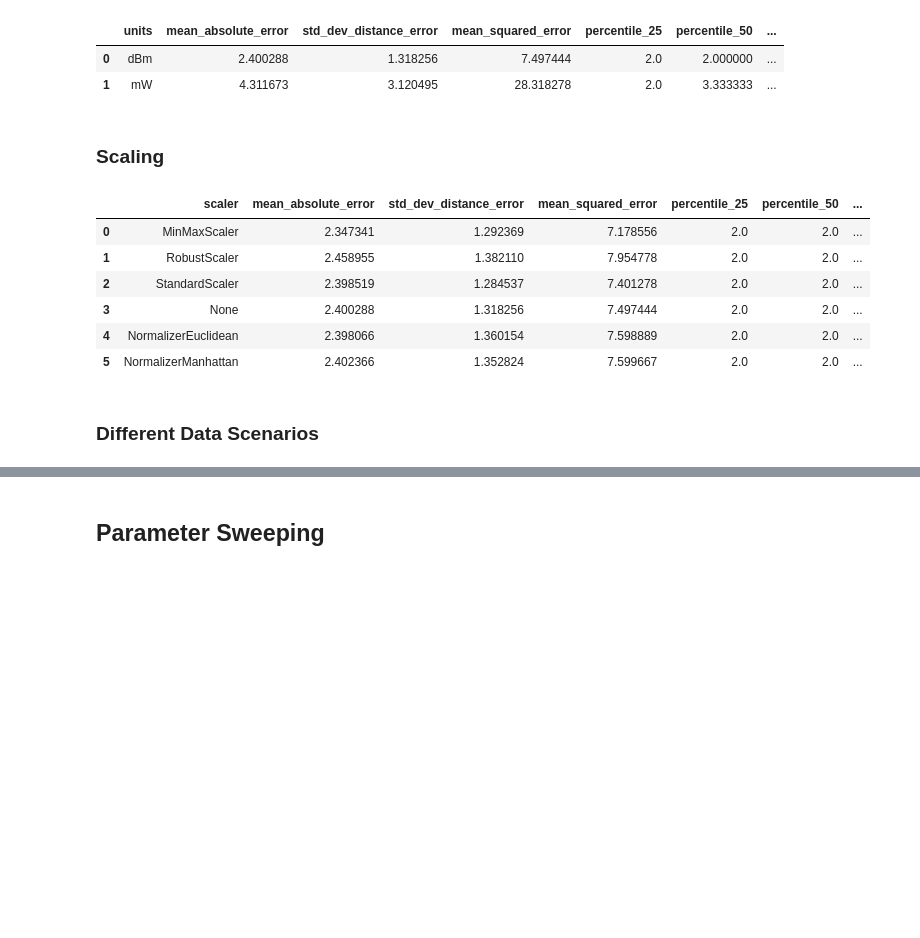
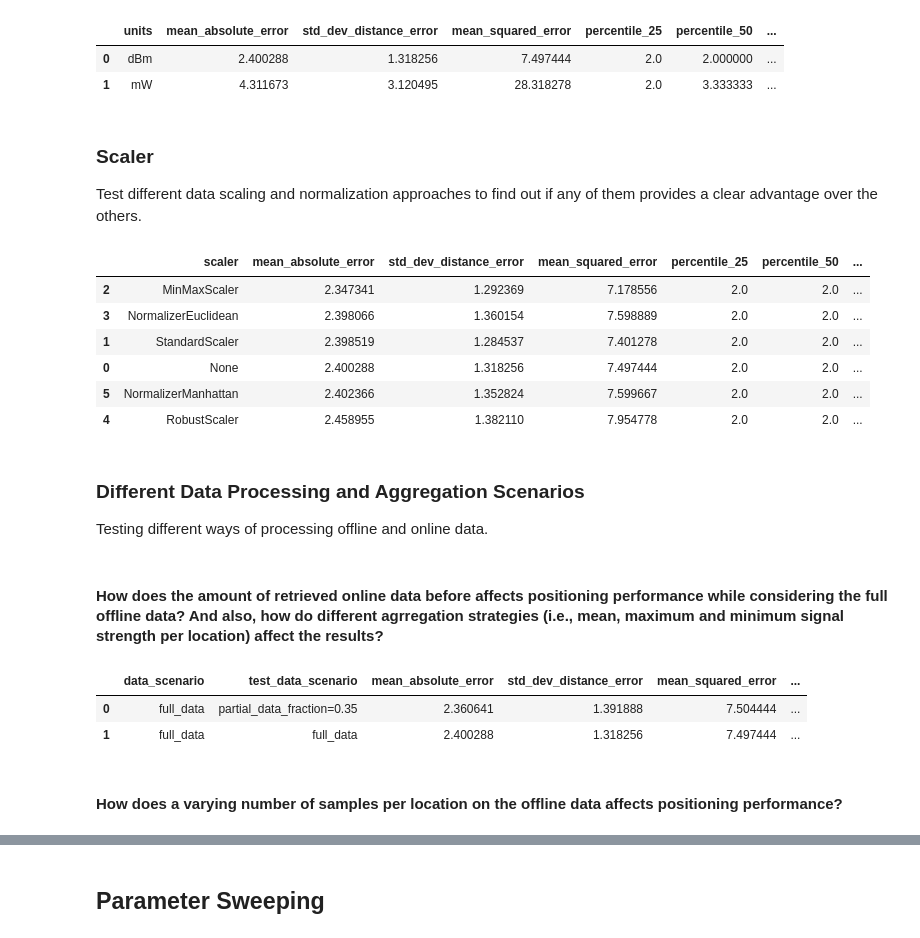
Before and after one commit to YanuX-Framework/YanuX-Cruncher, a Jupyter notebook: CruncherLab.ipynb, the cells around one changed output, grey strips where cells are left out. Saved outputs shown, nothing was run; the diff lists cells and outputs as text; code cells hidden in the pictures; blank space fills up the shorter version.

```diff
--- a/CruncherLab.ipynb
+++ b/CruncherLab.ipynb
@@ -12,6 +12,8 @@ from sklearn import preprocessing
 from yanux.cruncher.model.loader import JsonLoader
 from yanux.cruncher.model.wifi import WifiLogs
 from yanux.cruncher.ml.experiments import *
+
+pd.set_option('display.max_rows', 10000)
 # %% [markdown]
 ## Initialize Input & Output Data Directories and other parameters ##
 # %%
@@ -162,11 +195,12 @@ for k in n_neighbors:
                                                      weights=weights,
                                                      metric=metric,
                                                      test_data=curr_test_data))
-    curr_metrics["k"] = "k="+str(k)
+    curr_metrics["k"] = k
     metrics.append(curr_metrics)
 
 cols = ["k"] + list(curr_metrics.keys())[:-1]
 metrics_table = pd.DataFrame(metrics, columns=cols)
-metrics_table
+metrics_table.to_csv("metrics-n_neighbors.csv")
+metrics_table.sort_values(cols[1:])
 # %% [output]
 |  | k | mean_absolute_error | std_dev_distance_error | mean_squared_error | percentile_25 | percentile_50 | ... |
@@ -370,8 +408,9 @@ metrics_table
 |  | units | mean_absolute_error | std_dev_distance_error | mean_squared_error | percentile_25 | percentile_50 | ... |
 | 0 | dBm | 2.400288 | 1.318256 | 7.497444 | 2.0 | 2.000000 | ... |
 | 1 | mW | 4.311673 | 3.120495 | 28.318278 | 2.0 | 3.333333 | ... |
-# %% [markdown]
-### Scaling ###
+# %% [markdown]
+### Scaler ###
+Test different data scaling and normalization approaches to find out if any of them provides a clear advantage over the others.
 # %%
 n_neighbors=3
 weights="uniform"
@@ -387,41 +426,85 @@ scaler_values = {"None": None,
 
 
 
 # Just a metrics accumulator
 metrics = []
-
-
 
 for scaler_name, scaler in scaler_values.items():
     curr_data = data_scenarios["full_data"].fillna(nan_filler)
     curr_test_data = test_data_scenarios["full_data"].fillna(nan_filler)
     if scaler is not None:
         scaler.fit(curr_data[mac_addresses])
         curr_data[mac_addresses] = pd.DataFrame(scaler.transform(curr_data[mac_addresses]), columns=mac_addresses)
         curr_test_data[mac_addresses] = pd.DataFrame(scaler.transform(curr_test_data[mac_addresses]), columns=mac_addresses)
 
     curr_metrics = experiment_metrics(knn_experiment(curr_data,
                                                      mac_addresses,
                                                      ["x", "y"],
                                                      algorithm="brute",
                                                      n_neighbors=n_neighbors,
                                                      weights=weights,
                                                      metric=metric,
                                                      metric_params=metric_params,
                                                      test_data=curr_test_data))
     curr_metrics["scaler"] = scaler_name
     metrics.append(curr_metrics)
 
 cols = ["scaler"] + list(curr_metrics.keys())[:-1]
 metrics_table = pd.DataFrame(metrics, columns=cols)
-metrics_table
+metrics_table.to_csv("metrics-scaler.csv")
+metrics_table.sort_values(cols[1:])
 # %% [output]
 |  | scaler | mean_absolute_error | std_dev_distance_error | mean_squared_error | percentile_25 | percentile_50 | ... |
-| 0 | MinMaxScaler | 2.347341 | 1.292369 | 7.178556 | 2.0 | 2.0 | ... |
-| 1 | RobustScaler | 2.458955 | 1.382110 | 7.954778 | 2.0 | 2.0 | ... |
-| 2 | StandardScaler | 2.398519 | 1.284537 | 7.401278 | 2.0 | 2.0 | ... |
-| 3 | None | 2.400288 | 1.318256 | 7.497444 | 2.0 | 2.0 | ... |
-| 4 | NormalizerEuclidean | 2.398066 | 1.360154 | 7.598889 | 2.0 | 2.0 | ... |
+| 2 | MinMaxScaler | 2.347341 | 1.292369 | 7.178556 | 2.0 | 2.0 | ... |
+| 3 | NormalizerEuclidean | 2.398066 | 1.360154 | 7.598889 | 2.0 | 2.0 | ... |
+| 1 | StandardScaler | 2.398519 | 1.284537 | 7.401278 | 2.0 | 2.0 | ... |
+| 0 | None | 2.400288 | 1.318256 | 7.497444 | 2.0 | 2.0 | ... |
 | 5 | NormalizerManhattan | 2.402366 | 1.352824 | 7.599667 | 2.0 | 2.0 | ... |
+| 4 | RobustScaler | 2.458955 | 1.382110 | 7.954778 | 2.0 | 2.0 | ... |
-# %% [markdown]
-### Different Data Scenarios ###
+# %% [markdown]
+### Different Data Processing and Aggregation Scenarios ###
+
+Testing different ways of processing offline and online data.
+# %% [markdown]
+#### How does the amount of retrieved online data before affects positioning performance while considering the full offline data? And also, how do different agrregation strategies (i.e., mean, maximum and minimum signal strength per location) affect the results? ####
+# %%
+n_neighbors=3
+weights="uniform"
+metric="euclidean"
+nan_filler=-100
+
+curr_data_scenarios = {}
+curr_data_scenarios.update(full_data_scenarios)
+
+curr_test_data_scenarios = {}
+curr_test_data_scenarios.update(full_test_data_scenarios)
+curr_test_data_scenarios.update(partial_test_data_scenarios)
+
+# Just a metrics accumulator
+metrics = []
+for data_scenario_name, data_scenario in curr_data_scenarios.items():
+    for test_data_scenario_name, test_data_scenario in curr_test_data_scenarios.items():
+        curr_data = data_scenario.fillna(nan_filler)
+        curr_test_data = test_data_scenario.fillna(nan_filler)
+        curr_metrics = experiment_metrics(knn_experiment(curr_data,
+                                                         mac_addresses,
+                                                         ["x", "y"],
+                                                         algorithm="brute",
+                                                         n_neighbors=n_neighbors,
+                                                         weights=weights,
+                                                         metric=metric,
+                                                         test_data=curr_test_data))
+        curr_metrics["data_scenario"] = data_scenario_name
+        curr_metrics["test_data_scenario"] = test_data_scenario_name
+        metrics.append(curr_metrics)
+
+cols = ["data_scenario", "test_data_scenario"] + list(curr_metrics.keys())[:-2]
+metrics_table = pd.DataFrame(metrics, columns=cols)
+metrics_table.to_csv("metrics-data_scenarios.csv")
+metrics_table.sort_values(cols[2:])
+# %% [output]
+|  | data_scenario | test_data_scenario | mean_absolute_error | std_dev_distance_error | mean_squared_error | ... |
+| 0 | full_data | partial_data_fraction=0.35 | 2.360641 | 1.391888 | 7.504444 | ... |
+| 1 | full_data | full_data | 2.400288 | 1.318256 | 7.497444 | ... |
+# %% [markdown]
+#### How does a varying number of samples per location on the offline data affects positioning performance? ####
```
Also changed, not shown: parts of 14 cells of this notebook, 2 other files.
